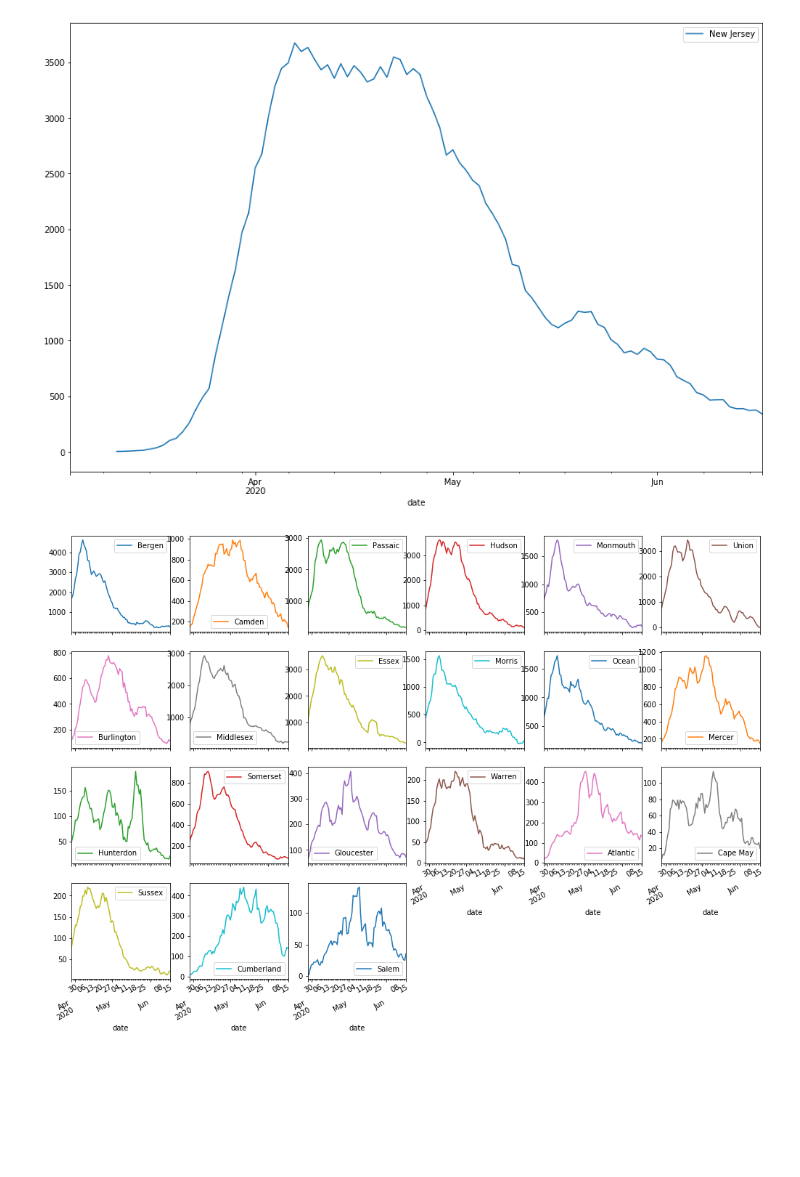
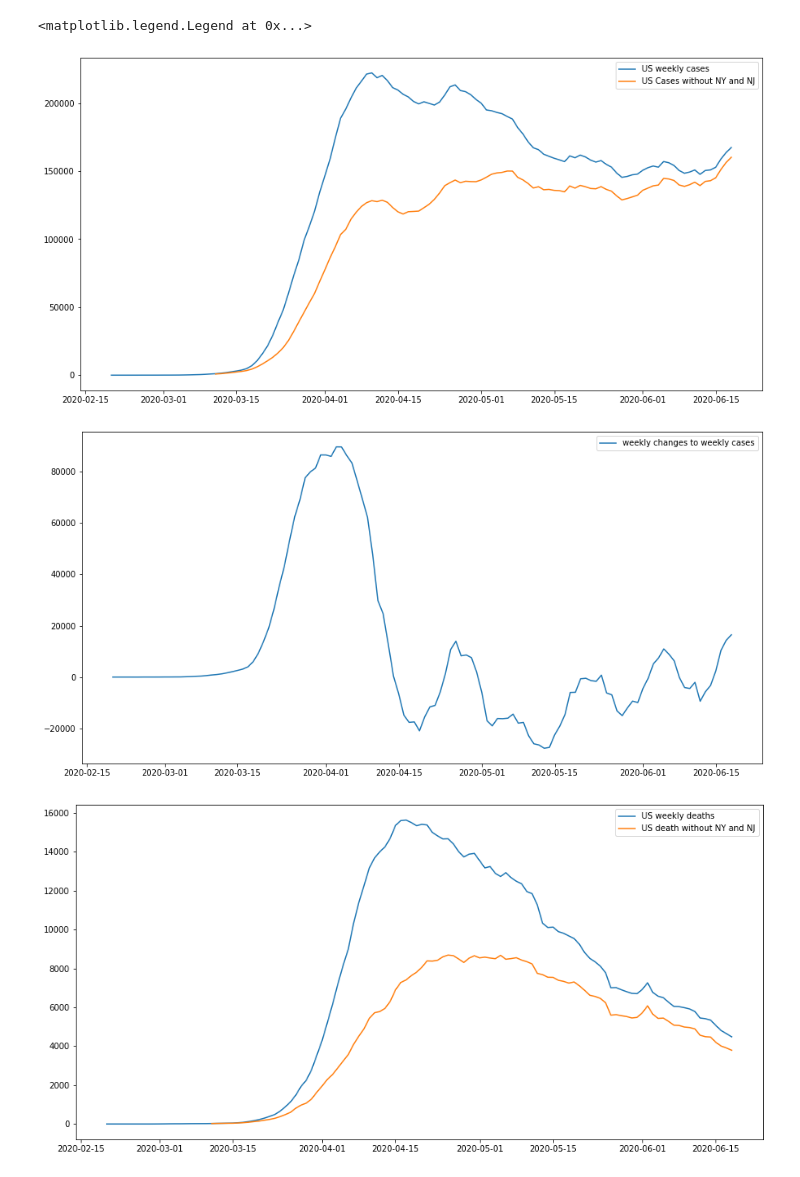
Before and after one commit to dviabhav/NYTCovidData, a Jupyter notebook: Covid19 file.ipynb, the cells around one changed output. Saved outputs shown, nothing was run; the diff lists cells and outputs as text; code cells hidden in the pictures; blank space fills up the shorter version.

```diff
--- a/Covid19 file.ipynb
+++ b/Covid19 file.ipynb
@@ -133,27 +133,24 @@ West Virginia
-# %%
-oregon = wk_cases_county['New Jersey']
-ore = pd.DataFrame()
-new_weekly_cases_state['New Jersey'].plot(label = 'New Jersey', figsize = (15,10))
-plt.legend()
-for ct in oregon:
-    if oregon[ct].sum() > 1000:
-        ore[ct] = oregon[ct]
-#print(ore.head())
-ore.dropna(inplace = True)
-ore.plot(subplots = True, layout = (10, 6), figsize = (17,32))
-plt.show()
-
-#for cty, cs in wk_cases_county['Oregon'].items():
-#    cs.dropna(inplace = True)
-#    pop = cty_population.loc['Oregon', cty].population
-#    print(pop)
-#    if cty == 'Lane':
-#        plt.plot(cs, label = cty, marker = 'x')
-#    else:
-#        plt.plot(cs, label = cty)
-# %% [output]
-[figure, removed]
-[figure, removed]
+# %%
+plt.figure(figsize = (15,7.5))
+plt.plot(raw_US.cases.diff(7)[30:], label = "US weekly cases" )
+plt.plot((raw_US.cases.diff(7) - (new_weekly_cases_state['New York'] + new_weekly_cases_state['New Jersey'] ))[30:], label = "US Cases without NY and NJ" )
+#plt.plot(raw_Global['US'].diff(7), label = "Global" )
+plt.legend()
+
+
+plt.figure(figsize = (15,7.5))
+plt.plot(raw_US.cases.diff(7).diff(7)[30:], label = "weekly changes to weekly cases" )
+plt.legend()
+
+plt.figure(figsize = (15,7.5))
+plt.plot(raw_US.deaths.diff(7)[30:], label = "US weekly deaths")
+plt.plot((raw_US.deaths.diff(7) - (new_weekly_deaths_state['New York'] + new_weekly_deaths_state['New Jersey'] ))[30:], label = "US death without NY and NJ" )
+plt.legend()
+# %% [output]
+<matplotlib.legend.Legend at 0x...>
+[figure, added]
+[figure, added]
+[figure, added]
 # %%
 order = list(change_in_new_cases.values())
 order.sort(reverse = True)
```
Also changed, not shown: parts of 9 cells of this notebook, 2 other files.
